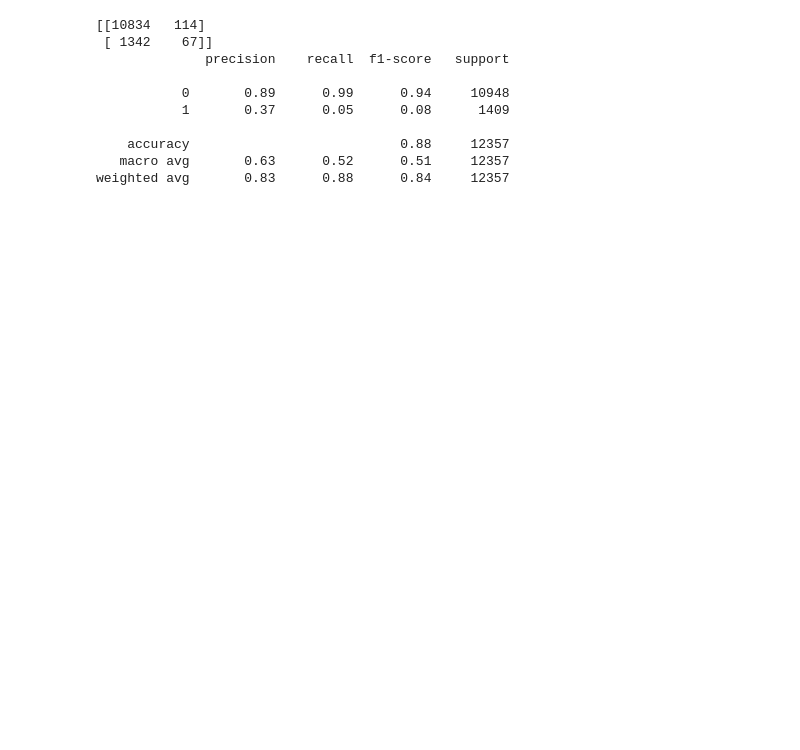
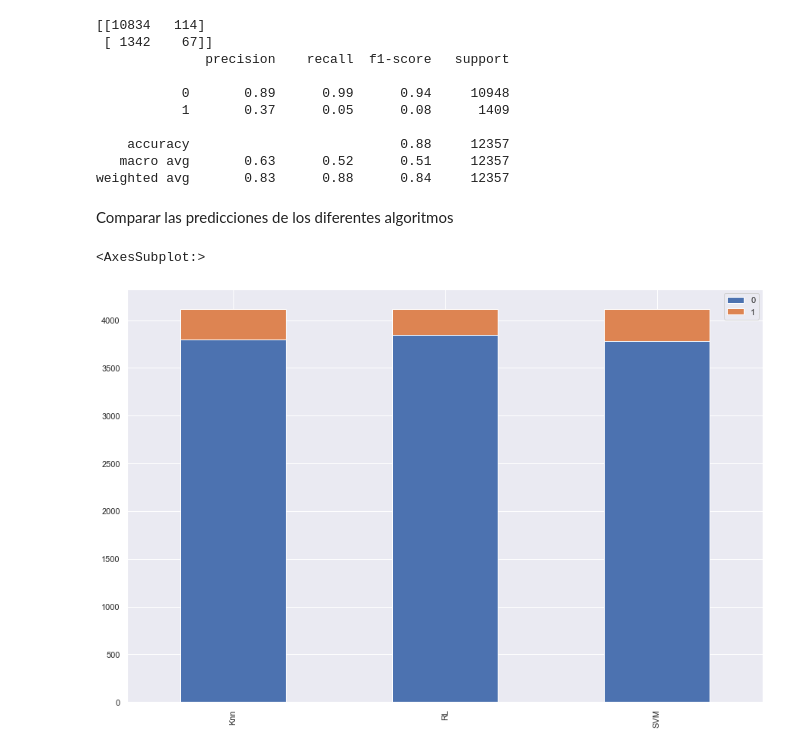
Before and after one commit to CGAInstitution/proxecto-final-ud2-GuillermoGarMar, a Jupyter notebook: ML.UD2.Supervised-FinalProject.ipynb, the cells around one changed output. Saved outputs shown, nothing was run; the diff lists cells and outputs as text; code cells hidden in the pictures; blank space fills up the shorter version.

```diff
--- a/ML.UD2.Supervised-FinalProject.ipynb
+++ b/ML.UD2.Supervised-FinalProject.ipynb
@@ -473,3 +447,26 @@ print(classification_report(y_test, predSVM))
     accuracy                           0.88     12357
    macro avg       0.63      0.52      0.51     12357
 weighted avg       0.83      0.88      0.84     12357
+# %% [markdown]
+Comparar las predicciones de los diferentes algoritmos
+# %%
+TestKnn = knn.predict(dftest_clear)
+TestRL = mRL.predict(dftest_clear)
+TestSVM = svm.predict(dftest_clear)
+# %%
+dfKnn = pd.DataFrame(TestKnn, columns = ['Knn'])
+dfRL = pd.DataFrame(TestRL, columns = ['RL'])
+dfSVM = pd.DataFrame(TestSVM, columns = ['SVM'])
+dfPred = pd.concat([dfKnn, dfRL, dfSVM], axis=1)
+# %%
+columns = ['Knn', 'RL', 'SVM']
+out = {}
+for column in columns:
+    out[column] = pd.value_counts(dfPred[column])
+
+uniq_df = pd.DataFrame(out).fillna(0)
+
+uniq_df.T.plot(kind="bar", stacked=True)
+# %% [output]
+<AxesSubplot:>
+[figure, added]
```
Also changed, not shown: parts of 49 cells of this notebook.
